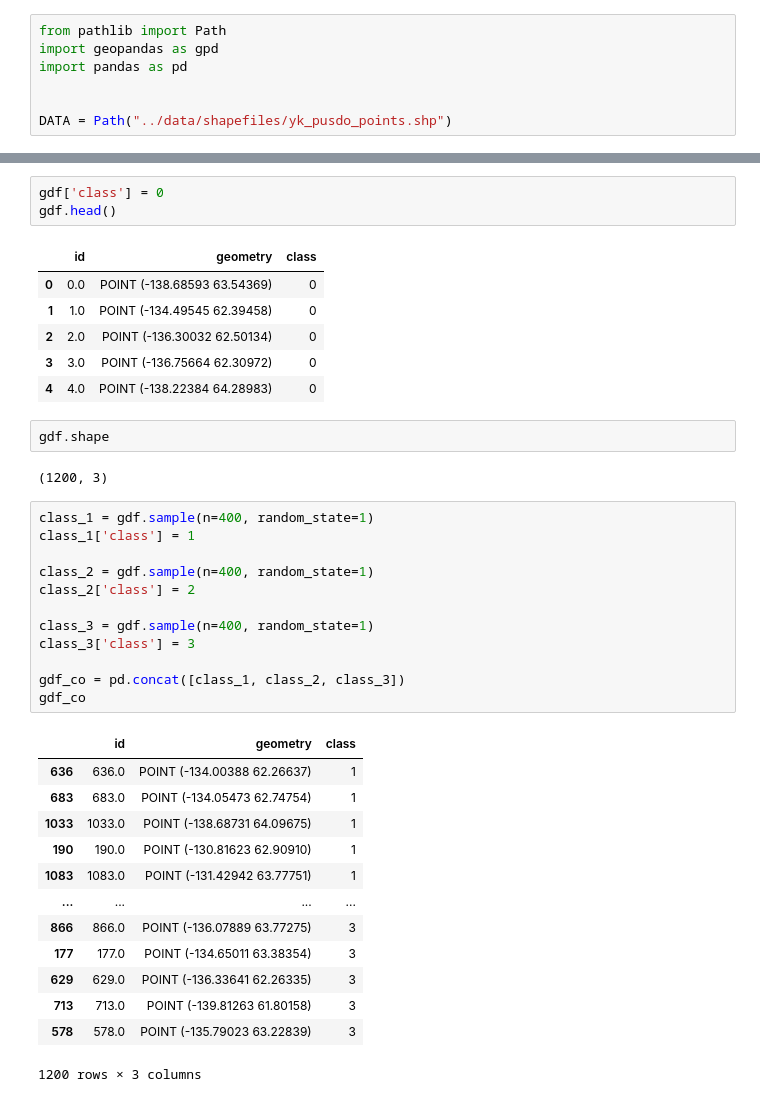
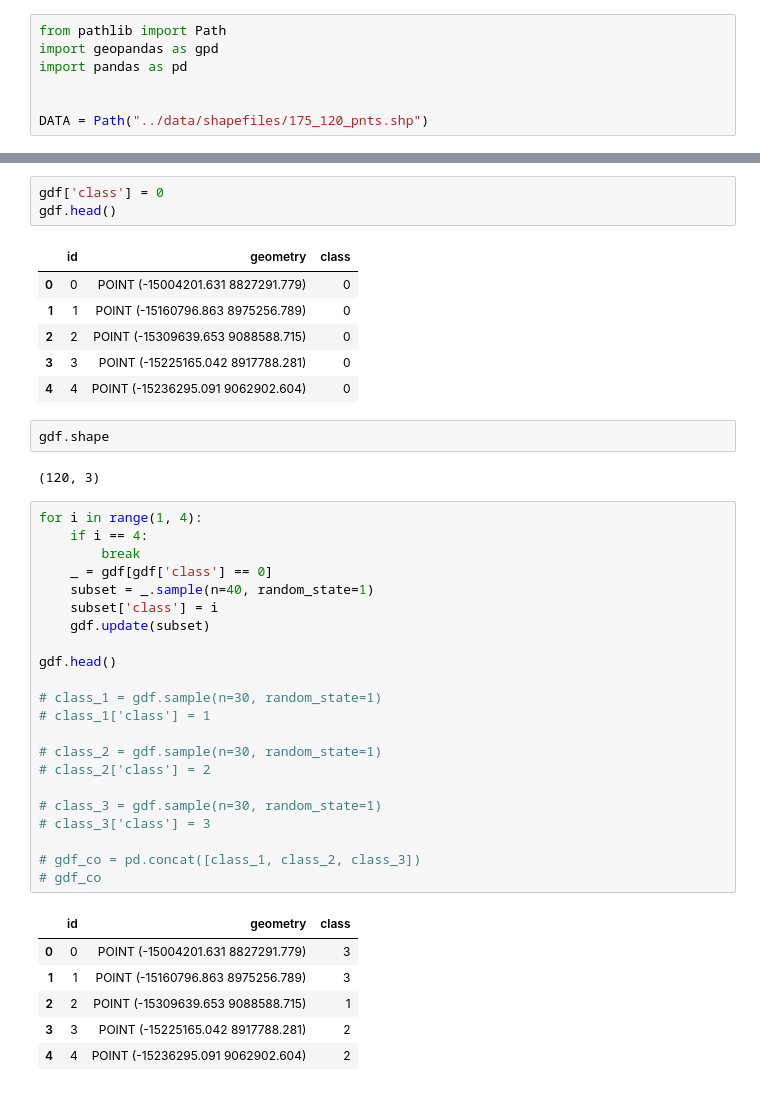
Before and after one commit to ryanhamilton-eccc/yk-wetland-mapping, a Jupyter notebook: explore/process_pusdo_data.ipynb, the cells around one changed output, grey strips where cells are left out. Drawn from its saved outputs; the diff is of its cells as text.

```diff
--- a/explore/process_pusdo_data.ipynb
+++ b/explore/process_pusdo_data.ipynb
@@ -4,7 +4,7 @@ import geopandas as gpd
 import pandas as pd
 
 
-DATA = Path("../data/shapefiles/yk_pusdo_points.shp")
+DATA = Path("../data/shapefiles/175_120_pnts.shp")
 # %%
 gdf = gpd.read_file(DATA)
 gdf.head()
@@ -20,39 +20,42 @@ gdf['class'] = 0
 gdf.head()
 # %% [output]
 |  | id | geometry | class |
-| 0 | 0.0 | POINT (-138.68593 63.54369) | 0 |
-| 1 | 1.0 | POINT (-134.49545 62.39458) | 0 |
-| 2 | 2.0 | POINT (-136.30032 62.50134) | 0 |
-| 3 | 3.0 | POINT (-136.75664 62.30972) | 0 |
-| 4 | 4.0 | POINT (-138.22384 64.28983) | 0 |
+| 0 | 0 | POINT (-15004201.631 8827291.779) | 0 |
+| 1 | 1 | POINT (-15160796.863 8975256.789) | 0 |
+| 2 | 2 | POINT (-15309639.653 9088588.715) | 0 |
+| 3 | 3 | POINT (-15225165.042 8917788.281) | 0 |
+| 4 | 4 | POINT (-15236295.091 9062902.604) | 0 |
 # %%
 gdf.shape
 # %% [output]
-(1200, 3)
+(120, 3)
 # %%
-class_1 = gdf.sample(n=400, random_state=1)
-class_1['class'] = 1
+for i in range(1, 4):
+    if i == 4:
+        break
+    _ = gdf[gdf['class'] == 0]
+    subset = _.sample(n=40, random_state=1)
+    subset['class'] = i
+    gdf.update(subset)
 
-class_2 = gdf.sample(n=400, random_state=1)
-class_2['class'] = 2
+gdf.head()
 
-class_3 = gdf.sample(n=400, random_state=1)
-class_3['class'] = 3
+# class_1 = gdf.sample(n=30, random_state=1)
+# class_1['class'] = 1
 
-gdf_co = pd.concat([class_1, class_2, class_3])
-gdf_co
+# class_2 = gdf.sample(n=30, random_state=1)
+# class_2['class'] = 2
+
+# class_3 = gdf.sample(n=30, random_state=1)
+# class_3['class'] = 3
+
+# gdf_co = pd.concat([class_1, class_2, class_3])
+# gdf_co
 # %% [output]
 |  | id | geometry | class |
-| 636 | 636.0 | POINT (-134.00388 62.26637) | 1 |
-| 683 | 683.0 | POINT (-134.05473 62.74754) | 1 |
-| 1033 | 1033.0 | POINT (-138.68731 64.09675) | 1 |
-| 190 | 190.0 | POINT (-130.81623 62.90910) | 1 |
-| 1083 | 1083.0 | POINT (-131.42942 63.77751) | 1 |
-| ... | ... | ... | ... |
-| 866 | 866.0 | POINT (-136.07889 63.77275) | 3 |
-| 177 | 177.0 | POINT (-134.65011 63.38354) | 3 |
-| 629 | 629.0 | POINT (-136.33641 62.26335) | 3 |
-| 713 | 713.0 | POINT (-139.81263 61.80158) | 3 |
-| 578 | 578.0 | POINT (-135.79023 63.22839) | 3 |
+| 0 | 0 | POINT (-15004201.631 8827291.779) | 3 |
+| 1 | 1 | POINT (-15160796.863 8975256.789) | 3 |
+| 2 | 2 | POINT (-15309639.653 9088588.715) | 1 |
+| 3 | 3 | POINT (-15225165.042 8917788.281) | 2 |
+| 4 | 4 | POINT (-15236295.091 9062902.604) | 2 |
-1200 rows × 3 columns
 # %%
```
Also changed, not shown: parts of 7 cells of this notebook, 43 other files.
